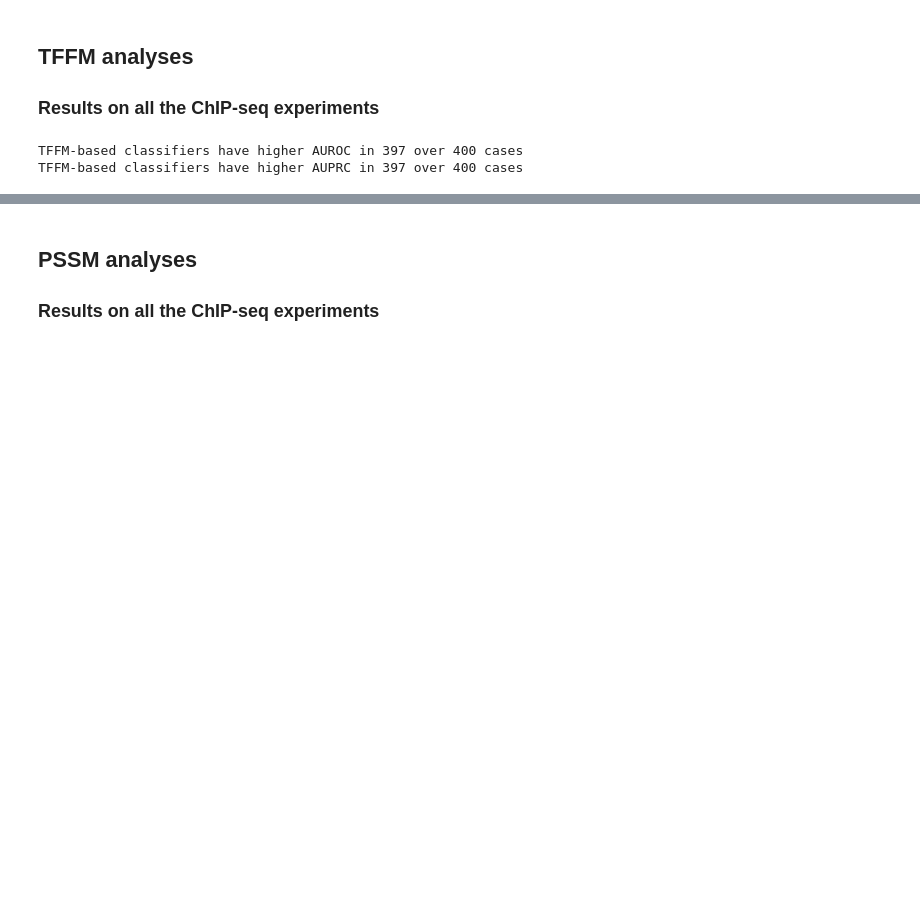
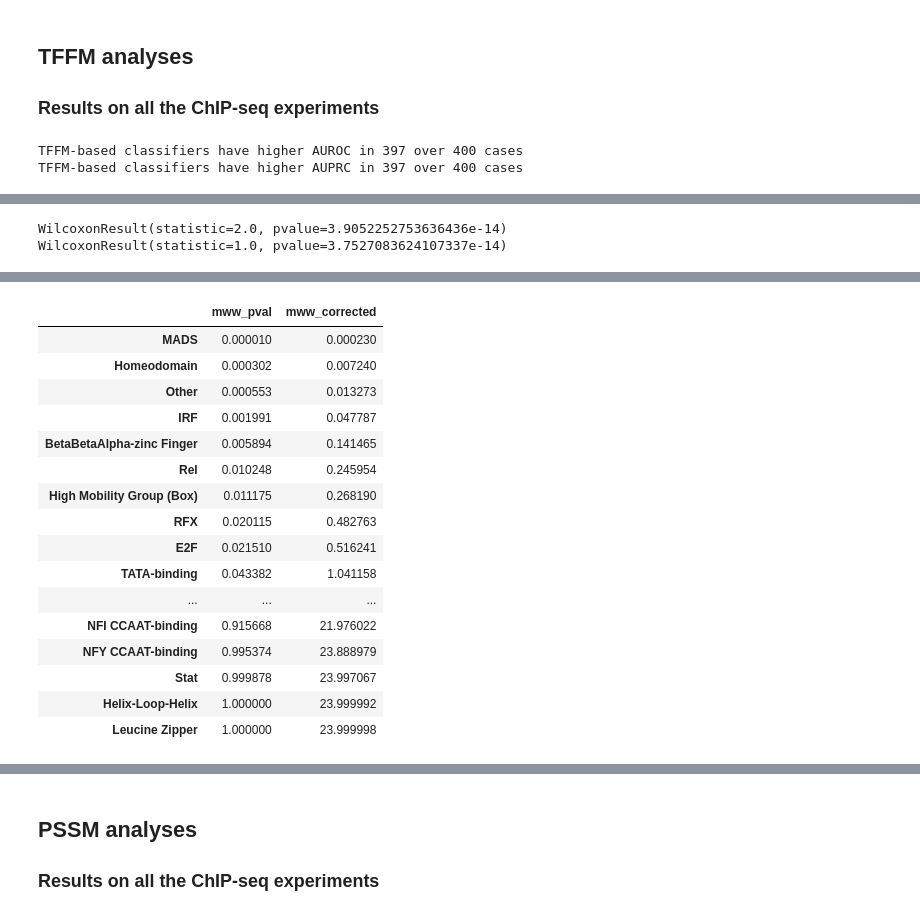
Before and after one commit to amathelier/DNAshapedTFBS_notebooks, a Jupyter notebook: EncodeDinucMatched1st2ndDnashapeDimo.ipynb, the cells around one changed output, grey strips where cells are left out. Cells and saved outputs as stored; diff of their text form; code cells hidden in the pictures; blank space fills up the shorter version.

Commit message:
New results and figures for dinuc-matched background.

```diff
--- a/EncodeDinucMatched1st2ndDnashapeDimo.ipynb
+++ b/EncodeDinucMatched1st2ndDnashapeDimo.ipynb
@@ -15,7 +82,8 @@ data = pd.read_csv("data/20150317/wgEncodeAwgTfbs_with_JASPAR_MA.csv",
 def auc_val(inline):
     return eval(inline.split(' ')[-1])
 # %%
-rep = '20151120_JasparDinucMatchedChipseqScaledDnashape2ndOrderDimo/'
+# Reading PSSM- and TFFM-based results
+rep = '20151120_JasparDinucMatchedChipseqScaledDnashape2ndOrderDimo'
 for repo in os.listdir(rep):
     if repo.startswith('wgEncodeAwgTfbs'):
         res_file = '{0}/{1}/predictions_results.txt'.format(rep, repo)
@@ -96,5 +280,11 @@ In the following figure, we plot the ratio of AUCs obtained with the TFFM scores
+# %%
+print wilcoxon(data_tffm['TFFM_dnashape_AUROC'], data_tffm['TFFM_AUROC'])
+print wilcoxon(data_tffm['TFFM_dnashape_AUPRC'], data_tffm['TFFM_AUPRC'])
+# %% [output]
+WilcoxonResult(statistic=2.0, pvalue=3.9052252753636436e-14)
+WilcoxonResult(statistic=1.0, pvalue=3.7527083624107337e-14)
 # %%
-data = data.sort("TFFM_AUROC_improvement")
+data = data.sort_values("TFFM_AUROC_improvement")
 axes = data.dropna().plot(y="TFFM_AUROC_improvement", use_index=False, legend=False)
 axes.tick_params(axis="x", labelbottom='off')
 axes.set_xlabel("{0:d} data sets".format(len(data.dropna())))
@@ -102,9 +292,10 @@ axes.set_ylabel("AUROC (TFFM + DNA shape)\n - AUROC (TFFM)")
 axes.set_ylim(min(data.TFFM_AUROC_improvement) - 0.05,
               max(data.TFFM_AUROC_improvement) + 0.05)
 axes.set_aspect(1./axes.get_data_ratio())
+axes.grid()
 #savefig("AUROC_improvement_TFFM_TFFM+DNAshape.svg")
 
-data = data.sort("TFFM_AUPRC_improvement")
+data = data.sort_values("TFFM_AUPRC_improvement")
 axes = data.dropna().plot(y="TFFM_AUPRC_improvement", use_index=False, legend=False)
 axes.tick_params(axis="x", labelbottom='off')
 axes.set_xlabel("{0:d} data sets".format(len(data.dropna())))
@@ -112,6 +303,7 @@ axes.set_ylabel("AUPRC (TFFM + DNA shape)\n - AUPRC (TFFM)")
 axes.set_ylim(min(data.TFFM_AUPRC_improvement) - 0.05,
               max(data.TFFM_AUPRC_improvement) + 0.05)
 axes.set_aspect(1./axes.get_data_ratio())
+axes.grid()
 #savefig("AUPRC_improvement_TFFM_TFFM+DNAshape.svg")
 # %% [output]
 [drawing not drawn]
@@ -118,0 +313,36 @@ axes.set_aspect(1./axes.get_data_ratio())
+# %%
+families_list = families.keys()
+# %%
+%%R -i data -i families_list -o families_mww
+data = as.data.frame(data)
+families_mww = data.frame(row.names=families_list)
+for(family in families_list){
+    inside = data[data['TF_family'] == family, 'TFFM_AUROC_improvement'];
+    outside = data[data['TF_family'] != family, 'TFFM_AUROC_improvement'];
+    mww = wilcox.test(inside, outside, alternative='g', exact=TRUE);
+    families_mww[family, 'mww_pval'] = mww$p.value;
+    families_mww[family, 'mww_corrected'] = mww$p.value * length(families_list);
+    families_mww[family, 'family'] = family
+}
+# %%
+families_mww_df = pd.DataFrame(families_mww[['mww_pval', 'mww_corrected']])
+families_mww_df.index = families_list
+families_mww_df.sort_values('mww_corrected')
+# %% [output]
+|  | mww_pval | mww_corrected |
+| MADS | 0.000010 | 0.000230 |
+| Homeodomain | 0.000302 | 0.007240 |
+| Other | 0.000553 | 0.013273 |
+| IRF | 0.001991 | 0.047787 |
+| BetaBetaAlpha-zinc Finger | 0.005894 | 0.141465 |
+| Rel | 0.010248 | 0.245954 |
+| High Mobility Group (Box) | 0.011175 | 0.268190 |
+| RFX | 0.020115 | 0.482763 |
+| E2F | 0.021510 | 0.516241 |
+| TATA-binding | 0.043382 | 1.041158 |
+| ... | ... | ... |
+| NFI CCAAT-binding | 0.915668 | 21.976022 |
+| NFY CCAAT-binding | 0.995374 | 23.888979 |
+| Stat | 0.999878 | 23.997067 |
+| Helix-Loop-Helix | 1.000000 | 23.999992 |
+| Leucine Zipper | 1.000000 | 23.999998 |
```
Also changed, not shown: parts of 46 cells of this notebook.
